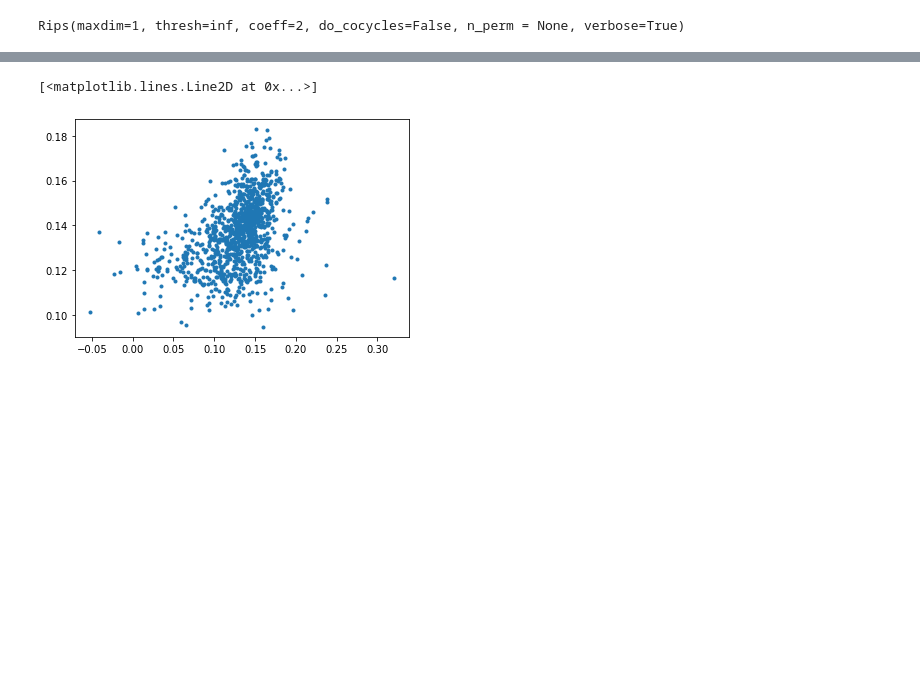
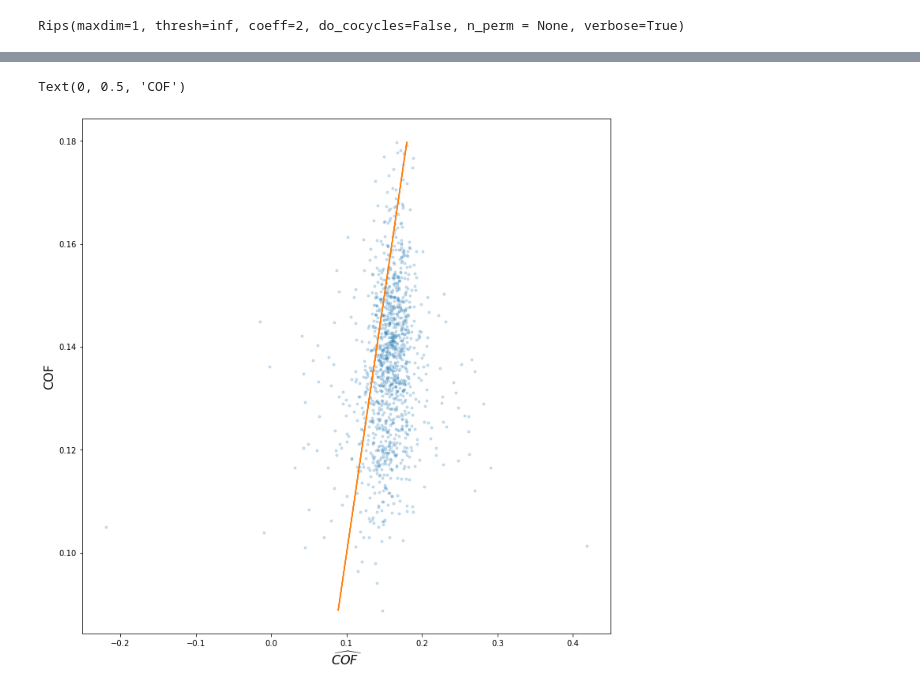
Before and after one commit to kierannp/Persistance_CNN, a Jupyter notebook: Persistance_CNN.ipynb, the cells around one changed output, grey strips where cells are left out. Saved outputs shown, nothing was run; the diff lists cells and outputs as text; code cells hidden in the pictures; blank space fills up the shorter version.

```diff
--- a/Persistance_CNN.ipynb
+++ b/Persistance_CNN.ipynb
@@ -93,17 +73,21 @@ z = keras.layers.Flatten()(z)
 model_z = keras.Model(inputs = input_t3, outputs=z)
 
 meta_dat = keras.Input(shape=(111,))
-m = keras.layers.Dense(128, activation ='relu')(meta_dat)
-m = keras.layers.Dense(128, activation ='relu')(m)
+m = keras.layers.Dense(512, activation ='relu')(meta_dat)
+m = keras.layers.Dense(256, activation ='relu')(m)
 model_m = keras.Model(inputs = meta_dat, outputs=m)
 
 combo = keras.layers.concatenate([model_x.output, model_y.output, model_z.output, model_m.output])
 
+out = keras.layers.Dense(512, activation='relu')(combo)
 out = keras.layers.Dense(256, activation='relu')(combo)
 out = keras.layers.Dense(1, activation='linear')(out)
 
+logdir="logs/" + datetime.now().strftime("%Y%m%d-%H%M%S")
+tensorboard_callback = keras.callbacks.TensorBoard(log_dir=logdir)
+
 model = keras.Model(inputs=[input_t1, input_t2, input_t3, meta_dat], outputs=out)
-model.compile(optimizer='Adam', loss='mse', metrics=['accuracy'])
+model.compile(optimizer='Adam', loss='mse', metrics=[tf.keras.metrics.RootMeanSquaredError()])
 model.fit(
     x = [np.array(train_X['terminal_group_1'].to_list()),
     np.array(train_X['terminal_group_2'].to_list()),
@@ -114,6 +98,7 @@ model.fit(
     validation_data=([np.array(test_X['terminal_group_1'].to_list()),
     np.array(test_X['terminal_group_2'].to_list()),
     np.array(test_X['terminal_group_3'].to_list()),
-    np.array(test_X[train_X.columns[3:].to_list()])], np.array(test_y.to_list())))
+    np.array(test_X[train_X.columns[3:].to_list()])], np.array(test_y.to_list())),
+    callbacks=[tensorboard_callback])
 # %% [output]
 Epoch 1/10
@@ -140,9 +125,14 @@ Epoch 10/10
 # %%
 test_pred = model([np.array(test_X['terminal_group_1'].to_list()),
     np.array(test_X['terminal_group_2'].to_list()),
     np.array(test_X['terminal_group_3'].to_list()),
     np.array(test_X[train_X.columns[3:].to_list()])], np.array(test_y.to_list()))
-plt.plot(test_pred, test_y,'.')
+
+plt.figure(figsize=(12,12))
+plt.plot(test_pred, test_y,'.', alpha=.2)
+plt.plot(test_y,test_y,'-')
+plt.xlabel('$\widehat{COF}$', fontsize=16)
+plt.ylabel('COF', fontsize=16)
 # %% [output]
-[<matplotlib.lines.Line2D at 0x...>]
+Text(0, 0.5, 'COF')
-[figure, old version]
+[figure, new version]
```
Also changed, not shown: parts of 4 cells of this notebook, 10 other files.
